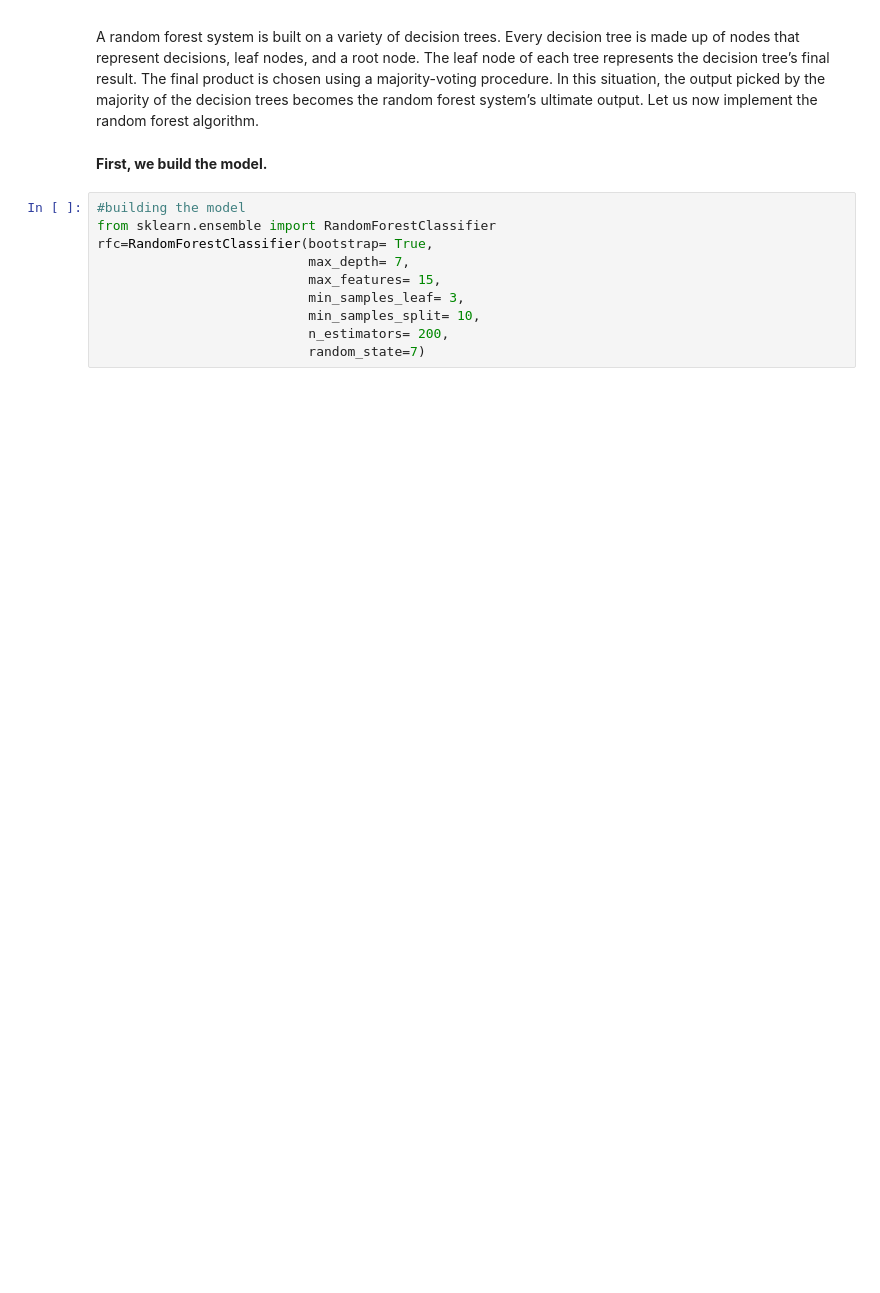
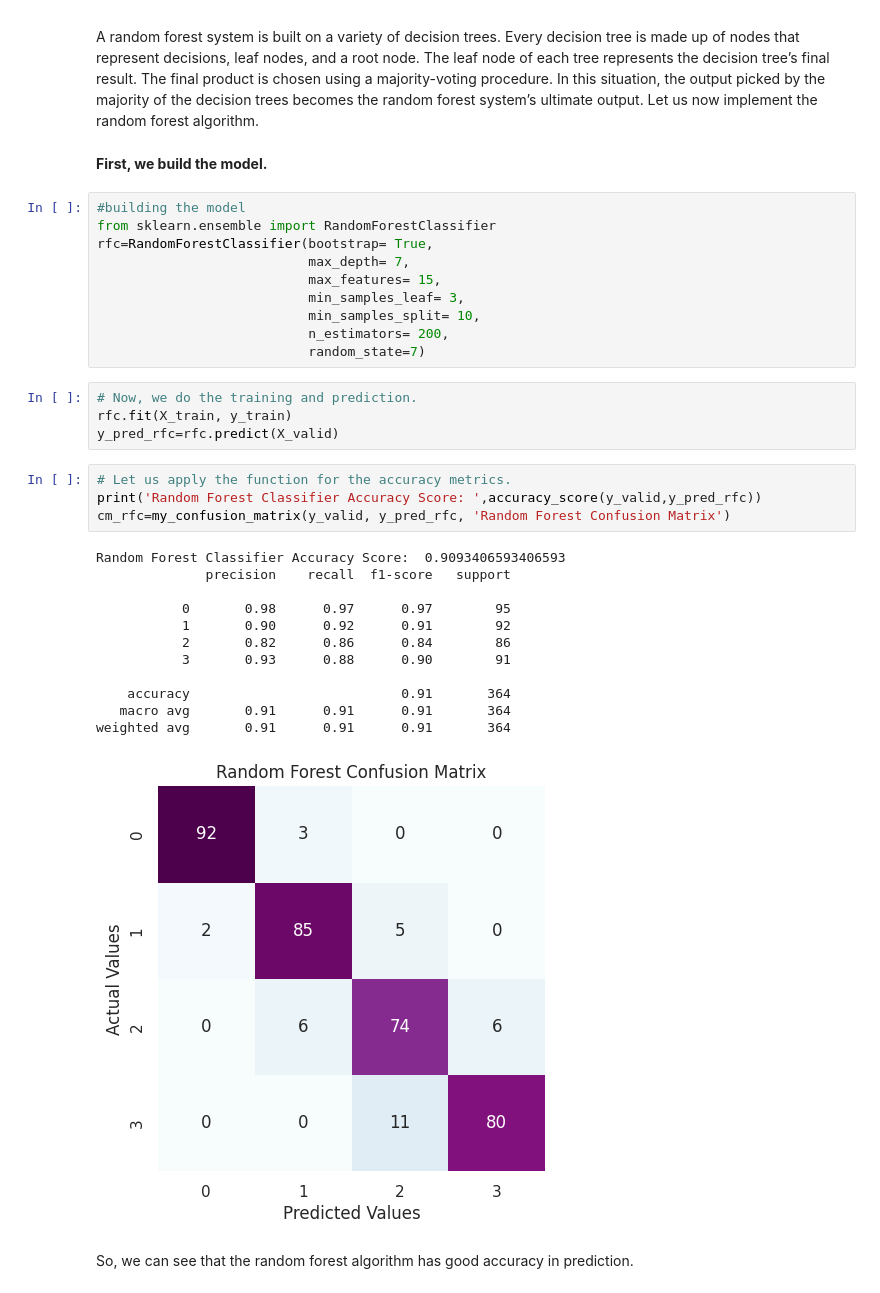
Before and after one commit to Navneet-Nicer/Mobile-Price-Prediction, a Jupyter notebook: Classification_Mobile_Price_Prediction3.ipynb, the cells around one changed output. Drawn from its saved outputs; the diff is of its cells as text; blank space fills up the shorter version.

```diff
--- a/Classification_Mobile_Price_Prediction3.ipynb
+++ b/Classification_Mobile_Price_Prediction3.ipynb
@@ -232,3 +232,26 @@ rfc=RandomForestClassifier(bootstrap= True,
                            min_samples_split= 10,
                            n_estimators= 200,
                            random_state=7)
+# %%
+# Now, we do the training and prediction.
+rfc.fit(X_train, y_train)
+y_pred_rfc=rfc.predict(X_valid)
+# %%
+# Let us apply the function for the accuracy metrics.
+print('Random Forest Classifier Accuracy Score: ',accuracy_score(y_valid,y_pred_rfc))
+cm_rfc=my_confusion_matrix(y_valid, y_pred_rfc, 'Random Forest Confusion Matrix')
+# %% [output]
+Random Forest Classifier Accuracy Score:  0.9093406593406593
+              precision    recall  f1-score   support
+
+           0       0.98      0.97      0.97        95
+           1       0.90      0.92      0.91        92
+           2       0.82      0.86      0.84        86
+           3       0.93      0.88      0.90        91
+
+    accuracy                           0.91       364
+   macro avg       0.91      0.91      0.91       364
+weighted avg       0.91      0.91      0.91       364
+[figure, added]
+# %% [markdown]
+So, we can see that the random forest algorithm has good accuracy in prediction.
```
Also changed, not shown: parts of 15 cells of this notebook.
